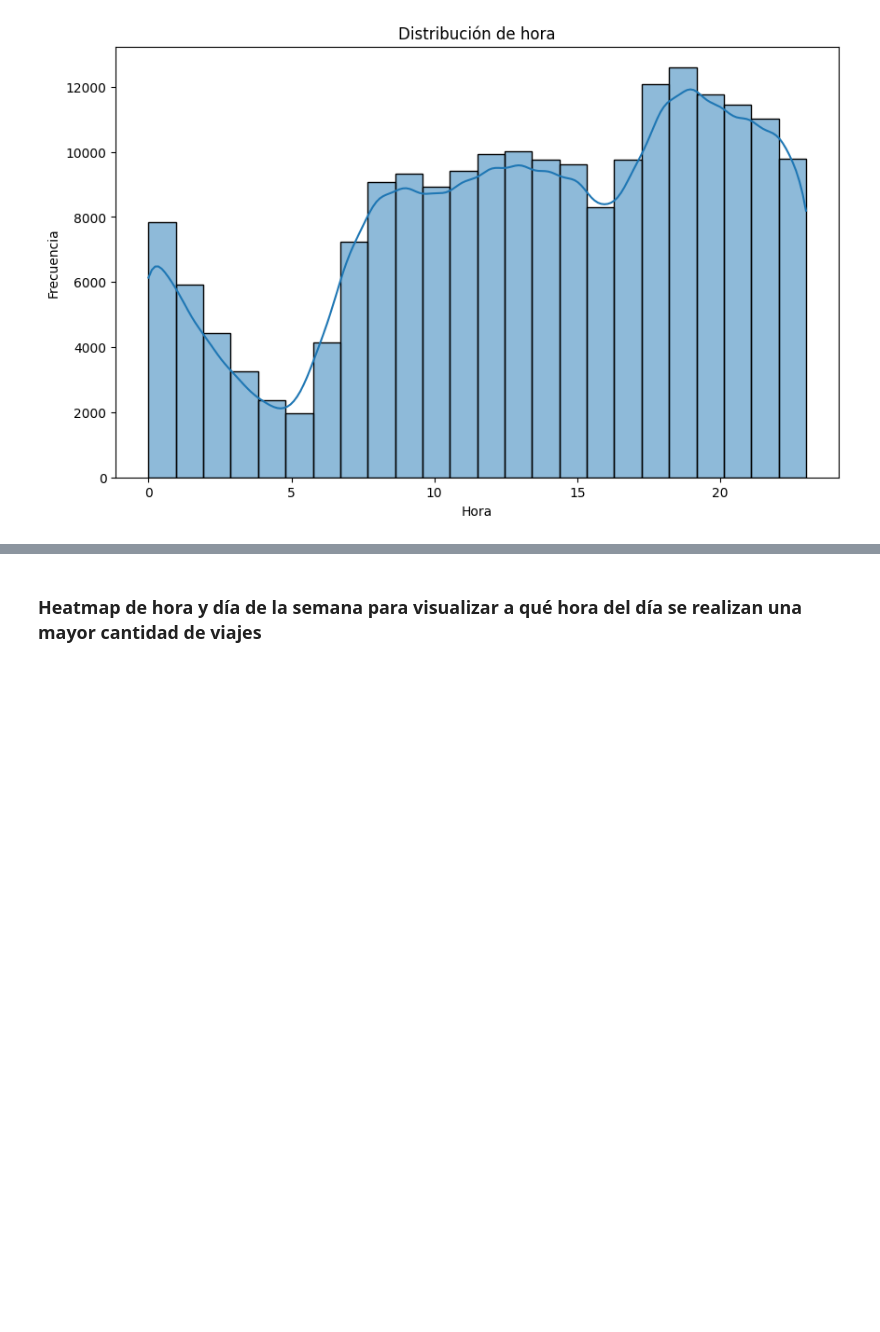
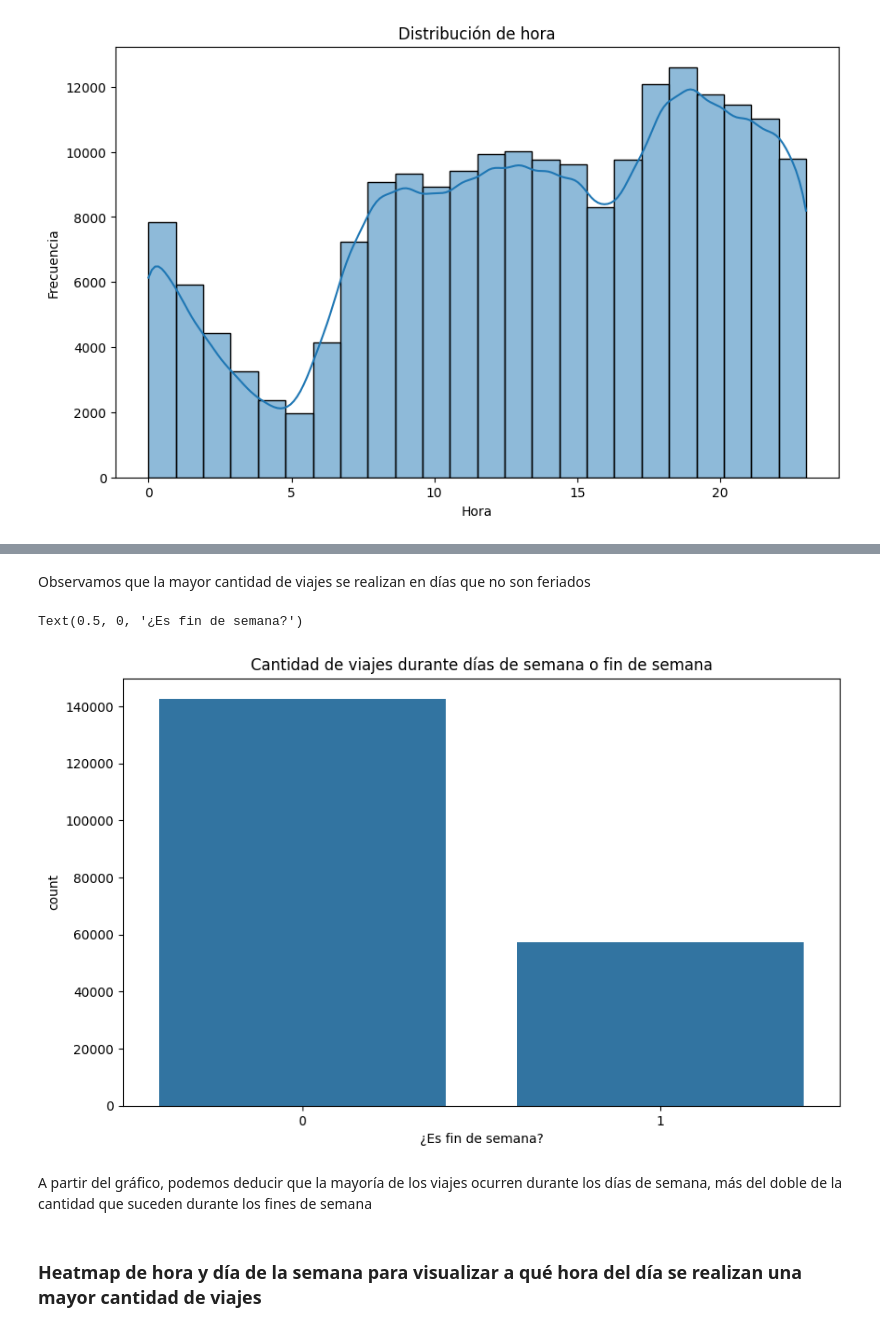
Before and after one commit to brimoresco/AA1-TUIA-2025C1-Suarez-BrizuelaCipolletti-Moresco1, a Jupyter notebook: TP_Regresion_AA1_2025.ipynb, the cells around one changed output, grey strips where cells are left out. Drawn from its saved outputs; the diff is of its cells as text; code cells hidden in the pictures; blank space fills up the shorter version.

```diff
--- a/TP_Regresion_AA1_2025.ipynb
+++ b/TP_Regresion_AA1_2025.ipynb
@@ -227,3 +278,16 @@ plt.show()
+# %% [markdown]
+Observamos que la mayor cantidad de viajes se realizan en días que no son feriados
+# %%
+# Cantidad de viajes durante días de semana o fin de semana
+plt.figure(figsize=(10, 6))
+sns.countplot(x='weekend', data=df)
+plt.title('Cantidad de viajes durante días de semana o fin de semana')
+plt.xlabel('¿Es fin de semana?')
+# %% [output]
+Text(0.5, 0, '¿Es fin de semana?')
+[figure, added]
+# %% [markdown]
+A partir del gráfico, podemos deducir que la mayoría de los viajes ocurren durante los días de semana, más del doble de la cantidad que suceden durante los fines de semana
 # %% [markdown]
 ### Heatmap de hora y día de la semana para visualizar a qué hora del día se realizan una mayor cantidad de viajes
 # %%
```
Also changed, not shown: parts of 59 cells of this notebook, 1 other file.
